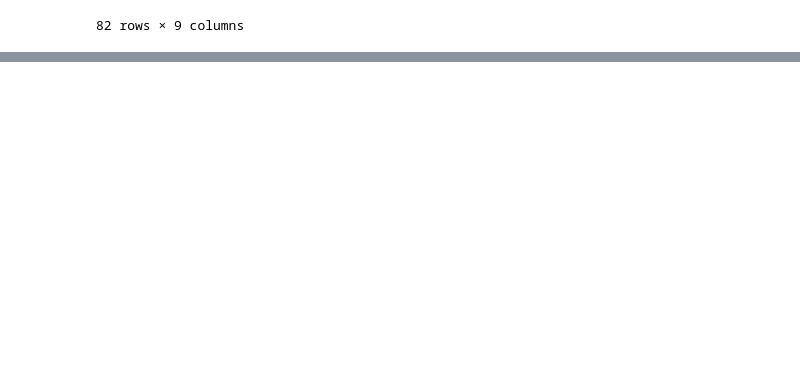
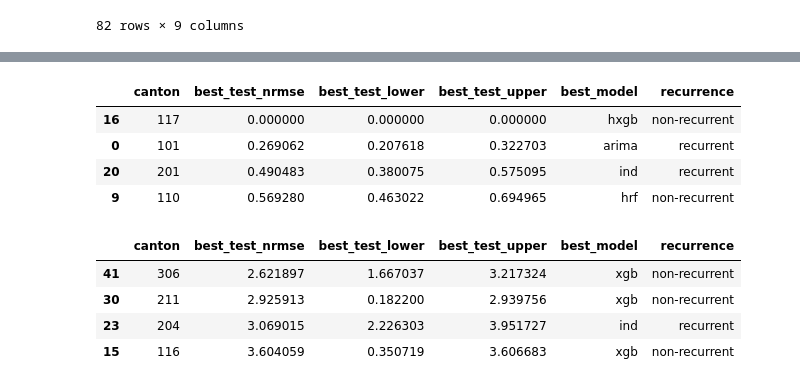
Before and after one commit to artisticlimon/dengue-recurrent-cr, a Jupyter notebook: 0_notebooks/nrmse_comparison.ipynb, the cells around one changed output, grey strips where cells are left out. Saved outputs shown, nothing was run; the diff lists cells and outputs as text; code cells hidden in the pictures; blank space fills up the shorter version.

Commit message:
chore: organize notebook containing NRMSE comparisons

```diff
--- a/0_notebooks/nrmse_comparison.ipynb
+++ b/0_notebooks/nrmse_comparison.ipynb
@@ -920,0 +1054,16 @@ plot_nrmse_confint_best_rec_non_rec()
+# %%
+best_overall_models_test = pd.read_csv(f"../data/metrics/overall_non_recurrent_confint_test.csv")
+# %%
+display(best_overall_models_test.sort_values(by = "best_test_nrmse", ascending = True).head(4))
+display(best_overall_models_test.sort_values(by = "best_test_nrmse", ascending = True).tail(4))
+# %% [output]
+|  | canton | best_test_nrmse | best_test_lower | best_test_upper | best_model | recurrence |
+| 16 | 117 | 0.000000 | 0.000000 | 0.000000 | hxgb | non-recurrent |
+| 0 | 101 | 0.269062 | 0.207618 | 0.322703 | arima | recurrent |
+| 20 | 201 | 0.490483 | 0.380075 | 0.575095 | ind | recurrent |
+| 9 | 110 | 0.569280 | 0.463022 | 0.694965 | hrf | non-recurrent |
+|  | canton | best_test_nrmse | best_test_lower | best_test_upper | best_model | recurrence |
+| 41 | 306 | 2.621897 | 1.667037 | 3.217324 | xgb | non-recurrent |
+| 30 | 211 | 2.925913 | 0.182200 | 2.939756 | xgb | non-recurrent |
+| 23 | 204 | 3.069015 | 2.226303 | 3.951727 | ind | recurrent |
+| 15 | 116 | 3.604059 | 0.350719 | 3.606683 | xgb | non-recurrent |
```
Also changed, not shown: parts of 12 cells of this notebook.
